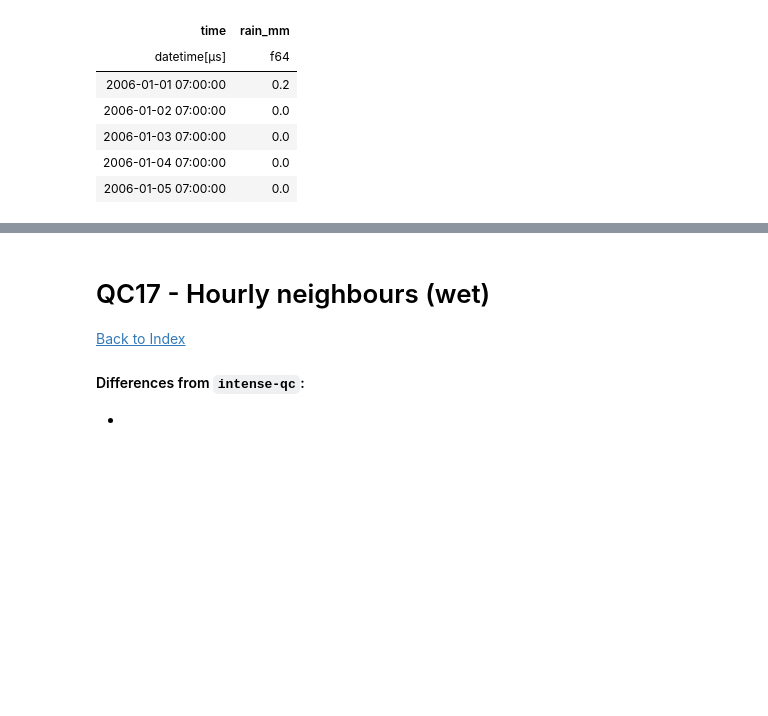
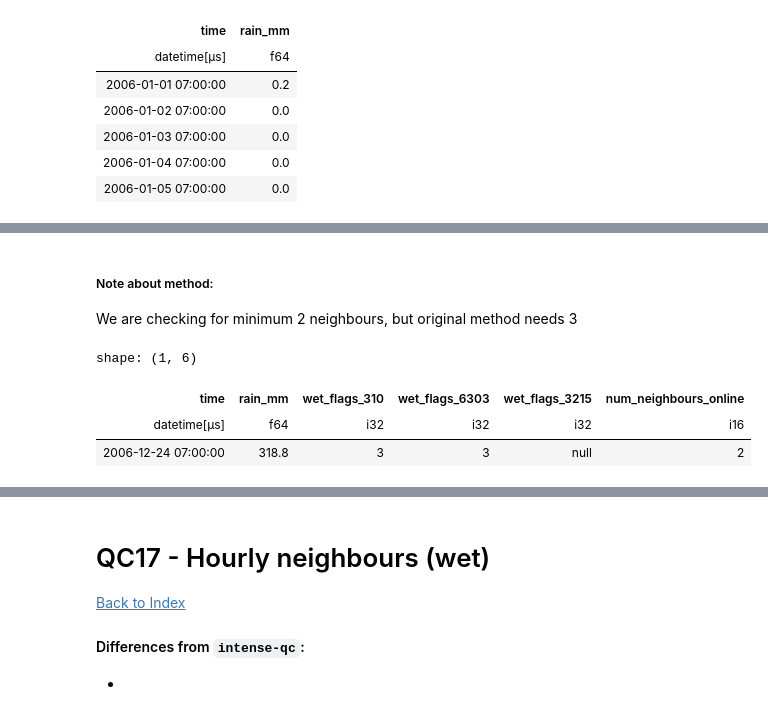
Before and after one commit to Thomasjkeel/RainfallQC-notebooks, a Jupyter notebook: notebooks/neighbour_checks.ipynb, the cells around one changed output, grey strips where cells are left out. Saved outputs shown, nothing was run; the diff lists cells and outputs as text; code cells hidden in the pictures; blank space fills up the shorter version.

```diff
--- a/notebooks/neighbour_checks.ipynb
+++ b/notebooks/neighbour_checks.ipynb
@@ -1108,0 +1167,10 @@ shape: (4, 2)
+# %% [markdown]
+##### Note about method:
+We are checking for minimum 2 neighbours, but original method needs 3
+# %%
+all_data_num_neighbours.filter(pl.col('wet_flags_310') == 3)
+# %% [output]
+shape: (1, 6)
+| time | rain_mm | wet_flags_310 | wet_flags_6303 | wet_flags_3215 | num_neighbours_online |
+| datetime[μs] | f64 | i32 | i32 | i32 | i16 |
+| 2006-12-24 07:00:00 | 318.8 | 3 | 3 | null | 2 |
```
Also changed, not shown: parts of 24 cells of this notebook.
